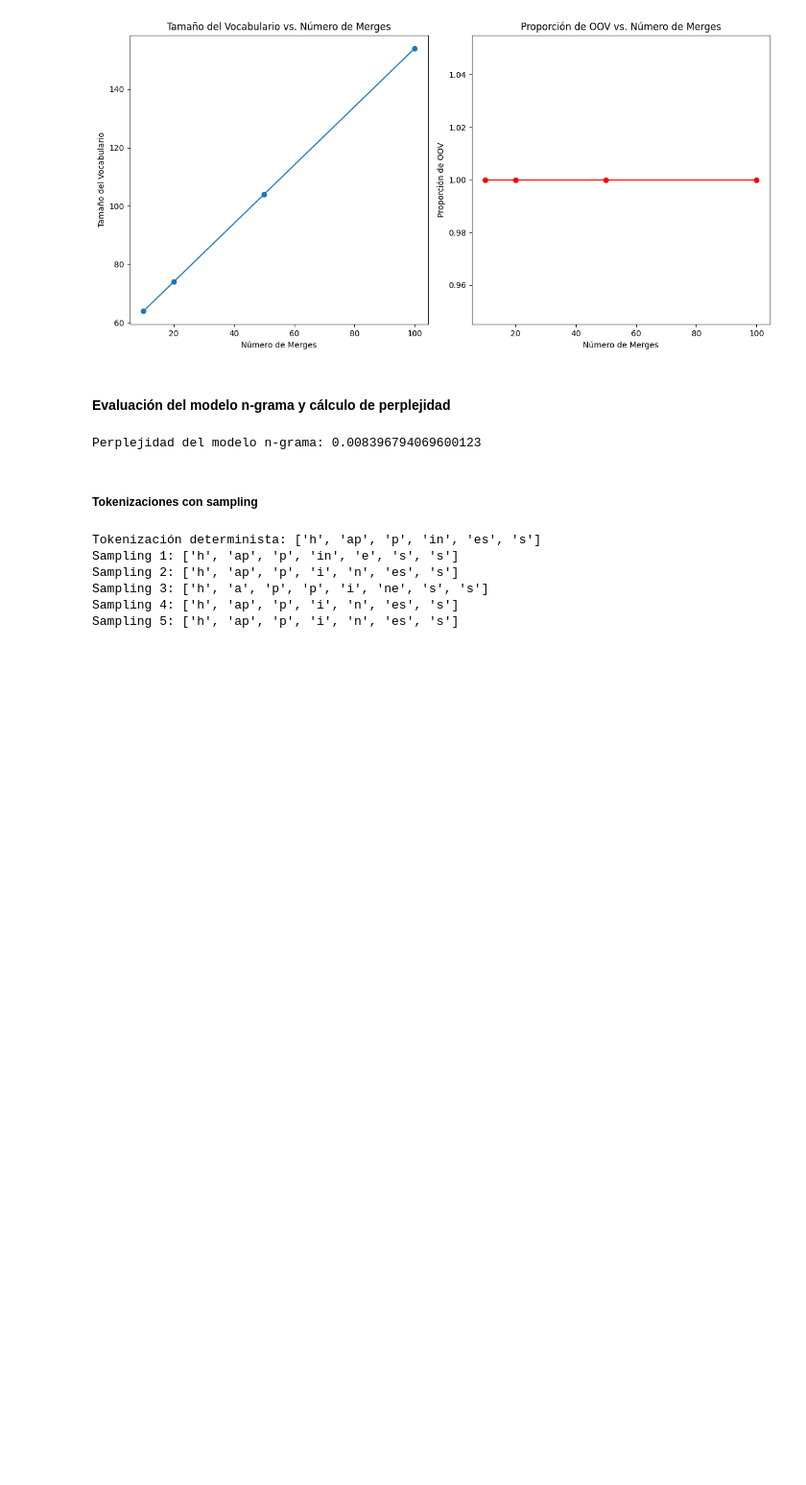
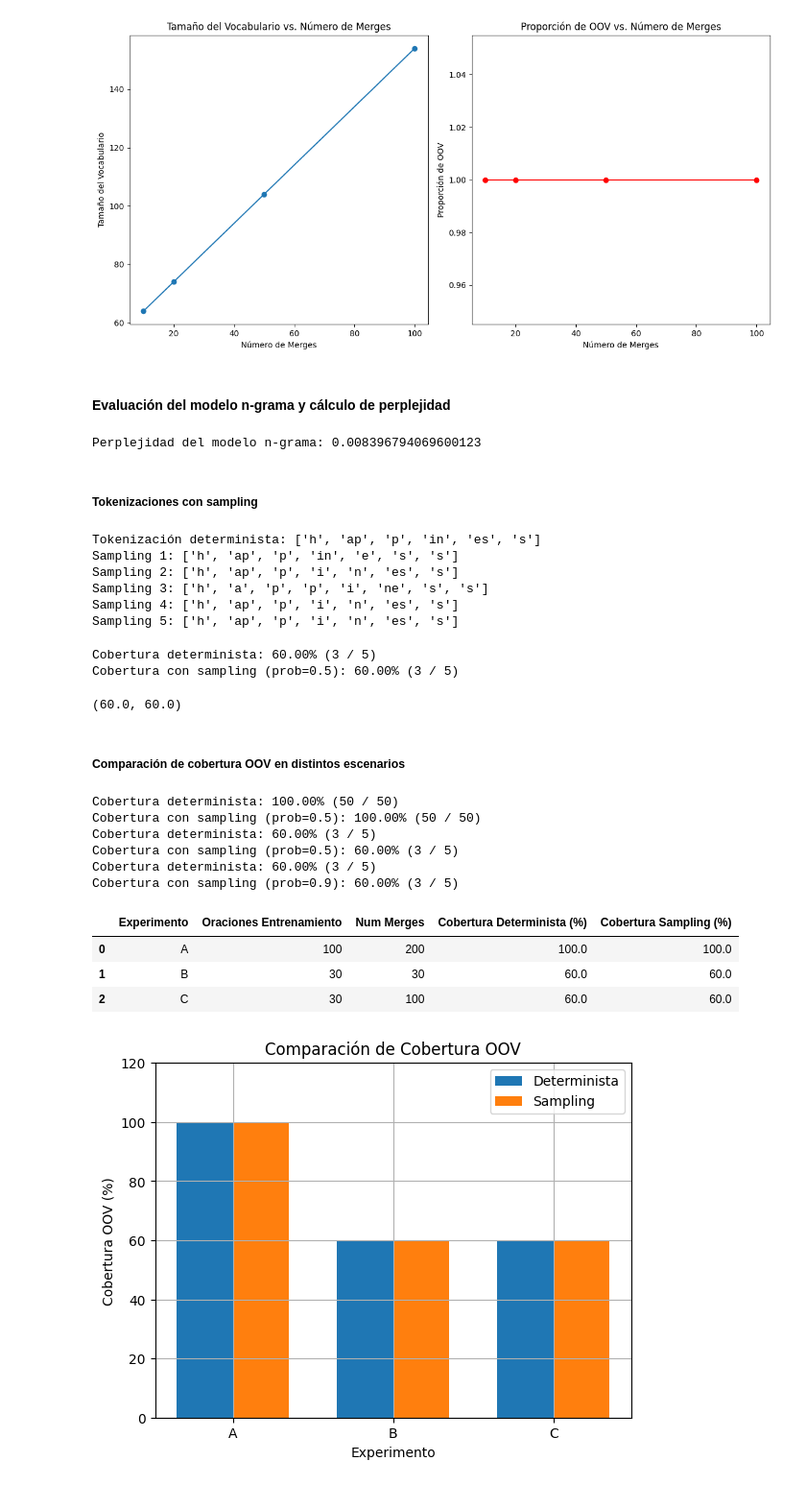
Before and after one commit to GabrielaC01/nlp-proyecto02, a Jupyter notebook: notebooks/02_bpe_experiments.ipynb, the cells around one changed output. Shown: that part at 96% size. Saved outputs shown, nothing was run; the diff lists cells and outputs as text; code cells hidden in the pictures; blank space fills up the shorter version.

Commit message:
test: experimento preliminar de OOV con gráfico

```diff
--- a/notebooks/02_bpe_experiments.ipynb
+++ b/notebooks/02_bpe_experiments.ipynb
@@ -286,0 +315,73 @@ Sampling 5: ['h', 'ap', 'p', 'i', 'n', 'es', 's']
+# %%
+oraciones = cargar_oraciones_limpias(split="train", num_oraciones=30)
+bpe = BytePairEncoding(num_merges=50)
+bpe.train(oraciones)
+
+palabras_prueba = ["neuroticón", "multiverso", "holográfico", "tictactoide", "inexistente"]
+evaluar_cobertura_oov(palabras_prueba, bpe, sampling_prob=0.5, intentos_sampling=10)
+# %% [output]
+Cobertura determinista: 60.00% (3 / 5)
+Cobertura con sampling (prob=0.5): 60.00% (3 / 5)
+(60.0, 60.0)
+# %% [markdown]
+##### Comparación de cobertura OOV en distintos escenarios
+# %%
+resultados = []
+
+# Experimento A
+oraciones = cargar_oraciones_limpias("train", 100)
+bpe = BytePairEncoding(200)
+bpe.train(oraciones)
+palabras_prueba = [p.split()[0].lower() for p in cargar_oraciones_limpias("test", 50) if p.split()]
+det, samp = evaluar_cobertura_oov(palabras_prueba, bpe, sampling_prob=0.5, intentos_sampling=5)
+resultados.append(("A", 100, 200, det, samp))
+
+# Experimento B
+oraciones = cargar_oraciones_limpias("train", 30)
+bpe = BytePairEncoding(30)
+bpe.train(oraciones)
+det, samp = evaluar_cobertura_oov(["neuroticón", "multiverso", "holográfico", "tictactoide", "inexistente"], bpe, sampling_prob=0.5, intentos_sampling=5)
+resultados.append(("B", 30, 30, det, samp))
+
+# Experimento C
+bpe = BytePairEncoding(100)
+bpe.train(oraciones)
+det, samp = evaluar_cobertura_oov(["neuroticón", "multiverso", "holográfico", "tictactoide", "inexistente"], bpe, sampling_prob=0.9, intentos_sampling=10)
+resultados.append(("C", 30, 100, det, samp))
+# %% [output]
+Cobertura determinista: 100.00% (50 / 50)
+Cobertura con sampling (prob=0.5): 100.00% (50 / 50)
+Cobertura determinista: 60.00% (3 / 5)
+Cobertura con sampling (prob=0.5): 60.00% (3 / 5)
+Cobertura determinista: 60.00% (3 / 5)
+Cobertura con sampling (prob=0.9): 60.00% (3 / 5)
+# %%
+import pandas as pd
+import matplotlib.pyplot as plt
+
+df = pd.DataFrame(resultados, columns=["Experimento", "Oraciones Entrenamiento", "Num Merges", "Cobertura Determinista (%)", "Cobertura Sampling (%)"])
+display(df)
+
+# Gráfico
+fig, ax = plt.subplots()
+index = range(len(df))
+bar_width = 0.35
+
+ax.bar(index, df["Cobertura Determinista (%)"], bar_width, label="Determinista")
+ax.bar([i + bar_width for i in index], df["Cobertura Sampling (%)"], bar_width, label="Sampling")
+
+ax.set_xlabel("Experimento")
+ax.set_ylabel("Cobertura OOV (%)")
+ax.set_title("Comparación de Cobertura OOV")
+ax.set_xticks([i + bar_width / 2 for i in index])
+ax.set_xticklabels(df["Experimento"])
+ax.legend()
+plt.ylim(0, 120)
+plt.grid(True)
+plt.show()
+# %% [output]
+|  | Experimento | Oraciones Entrenamiento | Num Merges | Cobertura Determinista (%) | Cobertura Sampling (%) |
+| 0 | A | 100 | 200 | 100.0 | 100.0 |
+| 1 | B | 30 | 30 | 60.0 | 60.0 |
+| 2 | C | 30 | 100 | 60.0 | 60.0 |
+[figure, added]
```
Also changed, not shown: parts of 1 cell of this notebook.
